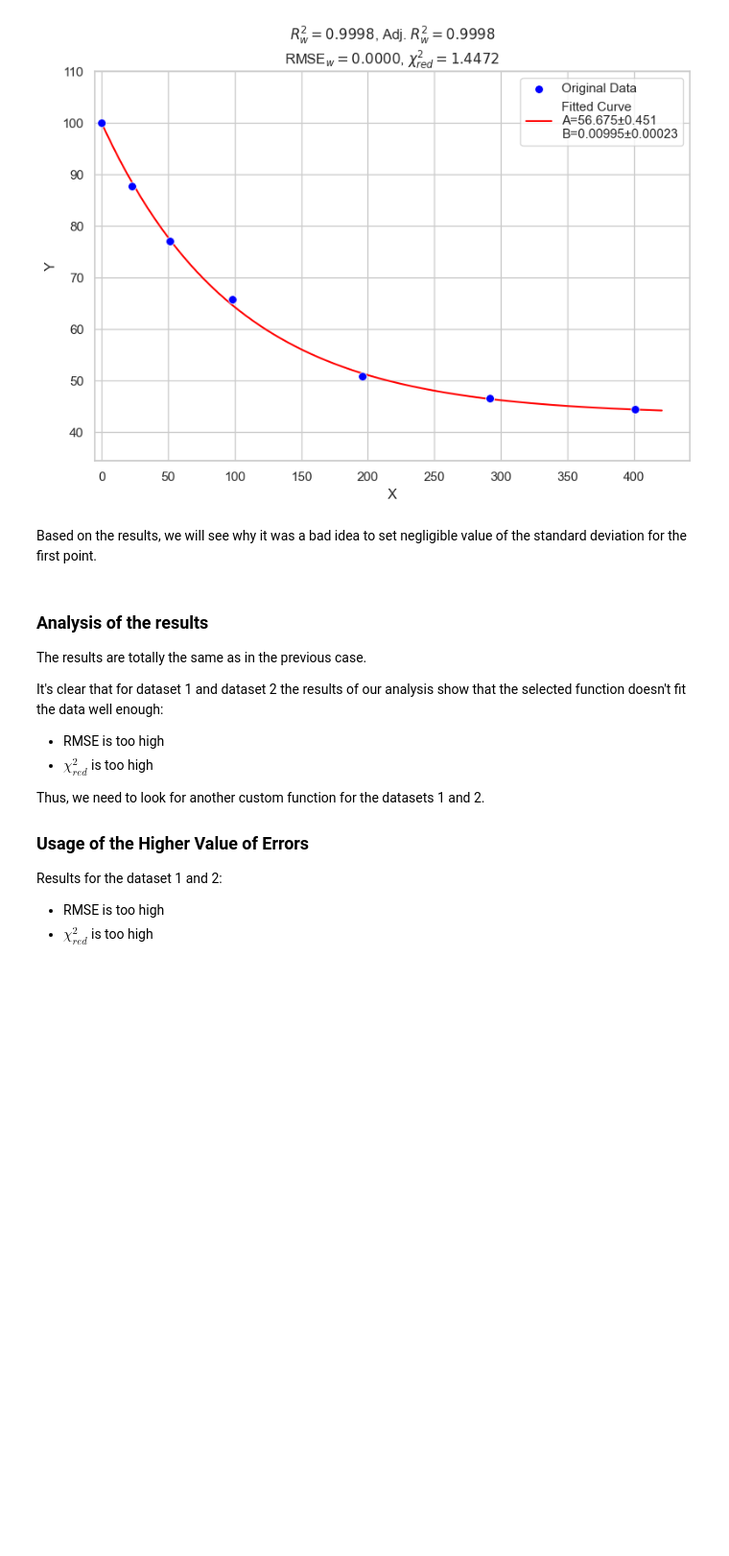
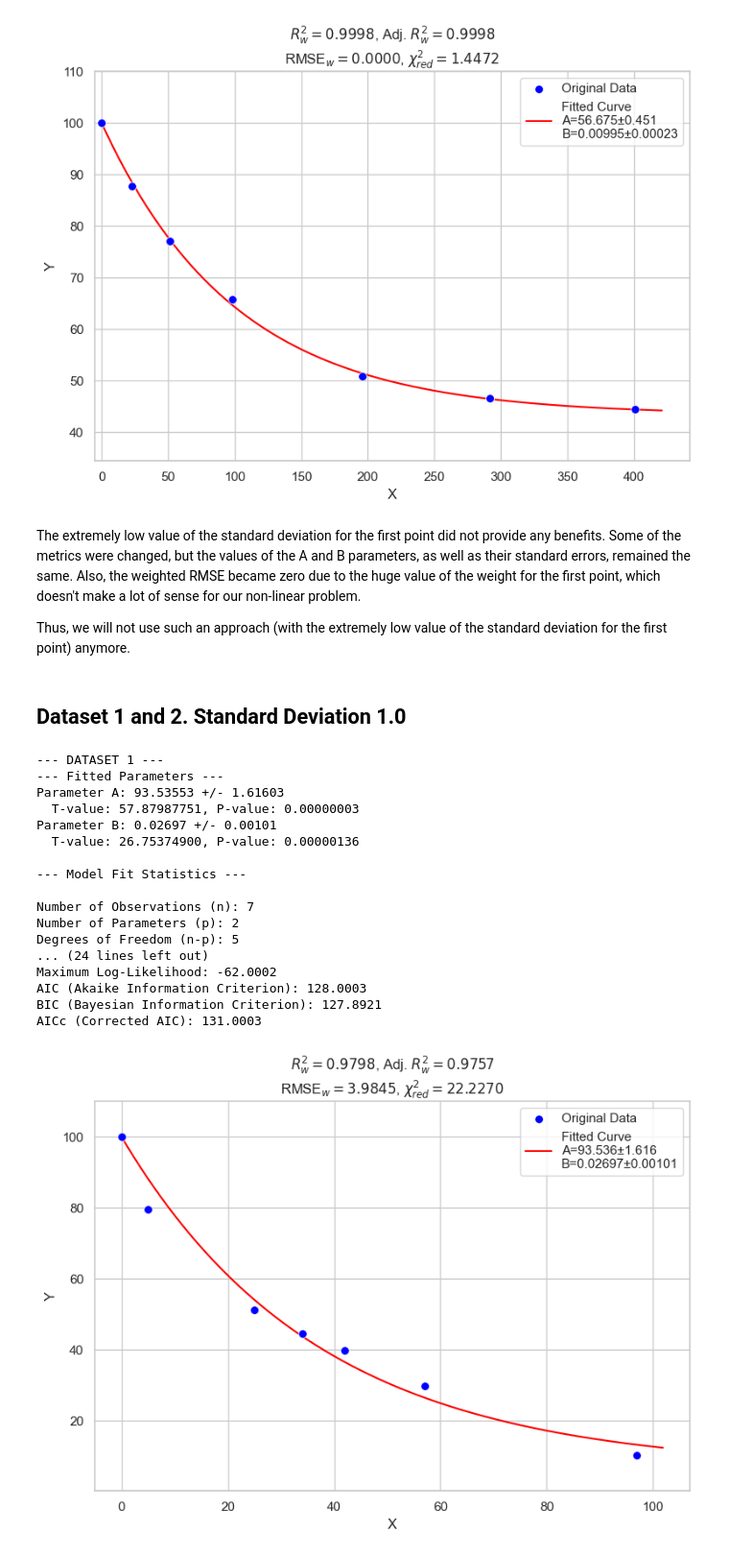
Before and after one commit to Yakovliev/quantopia, a Jupyter notebook: _sources/math/01_basics/weighted-least-squares-code-3.ipynb, the cells around one changed output. Shown at 96% size. Cells and saved outputs as stored; diff of their text form; code cells hidden in the pictures; blank space fills up the shorter version.

```diff
--- a/_sources/math/01_basics/weighted-least-squares-code-3.ipynb
+++ b/_sources/math/01_basics/weighted-least-squares-code-3.ipynb
@@ -799,23 +799,51 @@ BIC (Bayesian Information Criterion): -11.9558
 AICc (Corrected AIC): -8.8476
 [figure]
 # %% [markdown]
+The extremely low value of the standard deviation for the first point did not provide any benefits. Some of the metrics were changed, but the values of the A and B parameters, as well as their standard errors, remained the same. Also, the weighted RMSE became zero due to the huge value of the weight for the first point, which doesn't make a lot of sense for our non-linear problem.
 
-
-Based on the results, we will see why it was a bad idea to set negligible value of the standard deviation for the first point.
+Thus, we will not use such an approach (with the extremely low value of the standard deviation for the first point) anymore.
-# %% [markdown]
-### Analysis of the results
-
-The results are totally the same as in the previous case.
-
-It's clear that for dataset 1 and dataset 2 the results of our analysis show that the selected function doesn't fit the data well enough:
-* RMSE is too high
-* $\chi^2_{red}$ is too high
-
-Thus, we need to look for another custom function for the datasets 1 and 2.
-
-
-### Usage of the Higher Value of Errors
-
-Results for the dataset 1 and 2:
-* RMSE is too high
-* $\chi^2_{red}$ is too high
+# %% [markdown]
+## Dataset 1 and 2. Standard Deviation 1.0
+# %%
+def model_function(x, A, B):
+    """
+    The custom function to approximate the data.
+    f(x; A, B) = A * (np.exp(-B * x) - 1) + 100
+    """
+    return A * (np.exp(-B * x) - 1) + 100
+# %%
+# # Dataset 1
+x = np.array([0, 5, 25, 34, 42, 57, 97])
+y_obs = np.array([100, 79.7, 51.3, 44.6, 39.8, 29.9, 10.3])
+sigma = np.full_like(y_obs, 1.0, dtype=float)
+initial_guess = [50, 0.01]
+
+# Analyze the curve fit and get results
+fit_results = analyze_curve_fit(x, y_obs, sigma, model_function, initial_guess)
+
+print("--- DATASET 1 ---")
+
+# Print the metrics
+print_metrics(fit_results)
+
+# Draw the curve fit plot
+draw_curve_fit(fit_results, model_function)
+# %% [output]
+--- DATASET 1 ---
+--- Fitted Parameters ---
+Parameter A: 93.53553 +/- 1.61603
+  T-value: 57.87987751, P-value: 0.00000003
+Parameter B: 0.02697 +/- 0.00101
+  T-value: 26.75374900, P-value: 0.00000136
+
+--- Model Fit Statistics ---
+
+Number of Observations (n): 7
+Number of Parameters (p): 2
+Degrees of Freedom (n-p): 5
+... (24 lines left out)
+Maximum Log-Likelihood: -62.0002
+AIC (Akaike Information Criterion): 128.0003
+BIC (Bayesian Information Criterion): 127.8921
+AICc (Corrected AIC): 131.0003
+[figure, added]
```
Also changed, not shown: parts of 3 cells of this notebook, 5 other files.
